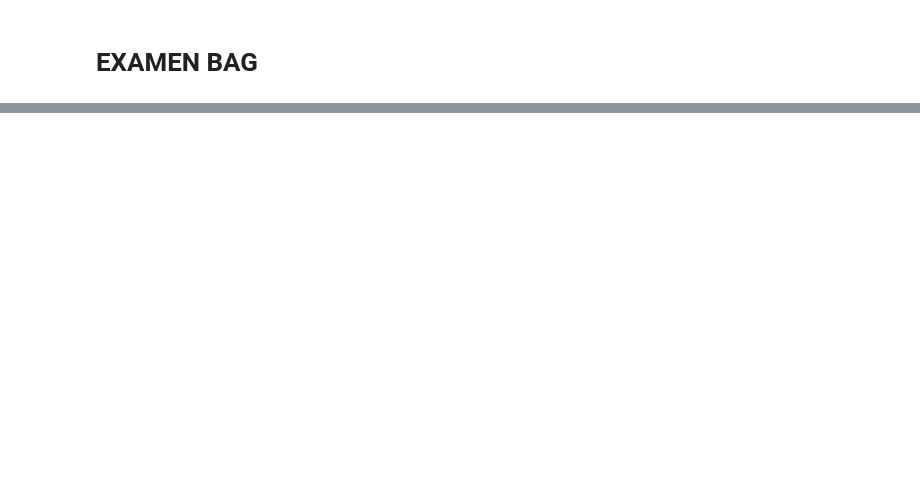
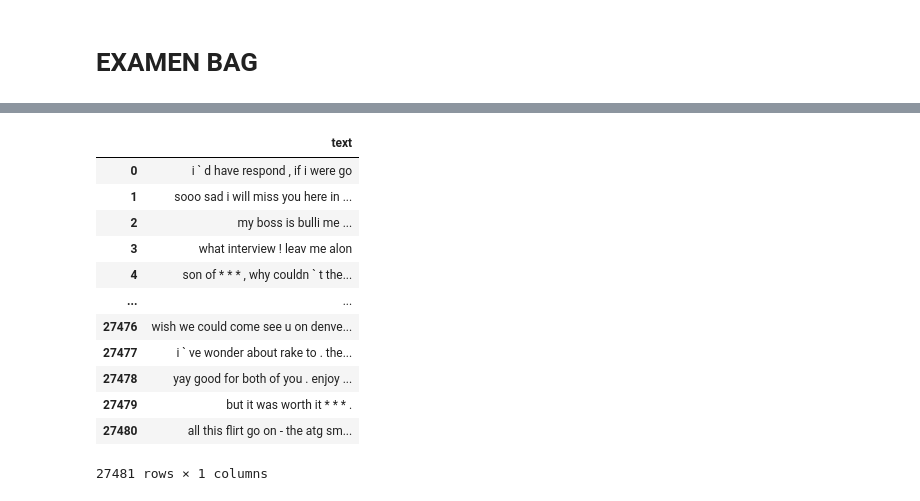
Before and after one commit to gloalvale/BAG2023-24, a Jupyter notebook: EXAMEN BAG/Prueba examen.ipynb, the cells around one changed output, grey strips where cells are left out. Drawn from its saved outputs; the diff is of its cells as text; code cells hidden in the pictures; blank space fills up the shorter version.

```diff
--- a/EXAMEN BAG/Prueba examen.ipynb
+++ b/EXAMEN BAG/Prueba examen.ipynb
@@ -27,0 +127,5 @@ data[1:5]
+# %%
+tknzr = TweetTokenizer()
+s0 = "This is a cooool #dummysmiley: :-) :-P <3 and some arrows < > -> <--"
+tknzr.tokenize(s0)
+#TweetTokenizer().tokenize(s0)
@@ -27,0 +238,40 @@ data[1:5]
+# %%
+def limpiar_texto3(dataset):
+    dataset = dataset.astype(str)
+    tknzr = TweetTokenizer()
+    stemmer = SnowballStemmer(language='english')
+    stop_words = set(stopwords.words('english'))
+
+    for indice, fila in dataset.iterrows():
+        texto = fila['text']
+        texto_procesado = re.sub(r'(@\w+|#\w+|http\S+)', '', texto)
+        texto_procesado = texto_procesado.lower()
+        texto_procesado = tknzr.tokenize(texto_procesado)
+
+        # Inicializar la lista de stem_words para cada fila
+        stem_words = []
+
+        for word in texto_procesado:
+            # Utilizar expresión condicional completa
+            stem_words.append(stemmer.stem(word) if word not in stop_words else word)
+
+        final_text = ' '.join(stem_words)
+        dataset.at[indice, 'text'] = final_text
+
+    return dataset
+# %%
+limpiar_texto3(data)
+# %% [output]
+|  | text |
+| 0 | i ` d have respond , if i were go |
+| 1 | sooo sad i will miss you here in ... |
+| 2 | my boss is bulli me ... |
+| 3 | what interview ! leav me alon |
+| 4 | son of * * * , why couldn ` t the... |
+| ... | ... |
+| 27476 | wish we could come see u on denve... |
+| 27477 | i ` ve wonder about rake to . the... |
+| 27478 | yay good for both of you . enjoy ... |
+| 27479 | but it was worth it * * * . |
+| 27480 | all this flirt go on - the atg sm... |
+27481 rows × 1 columns
```
Also changed, not shown: parts of 34 cells of this notebook, 1 other file.
